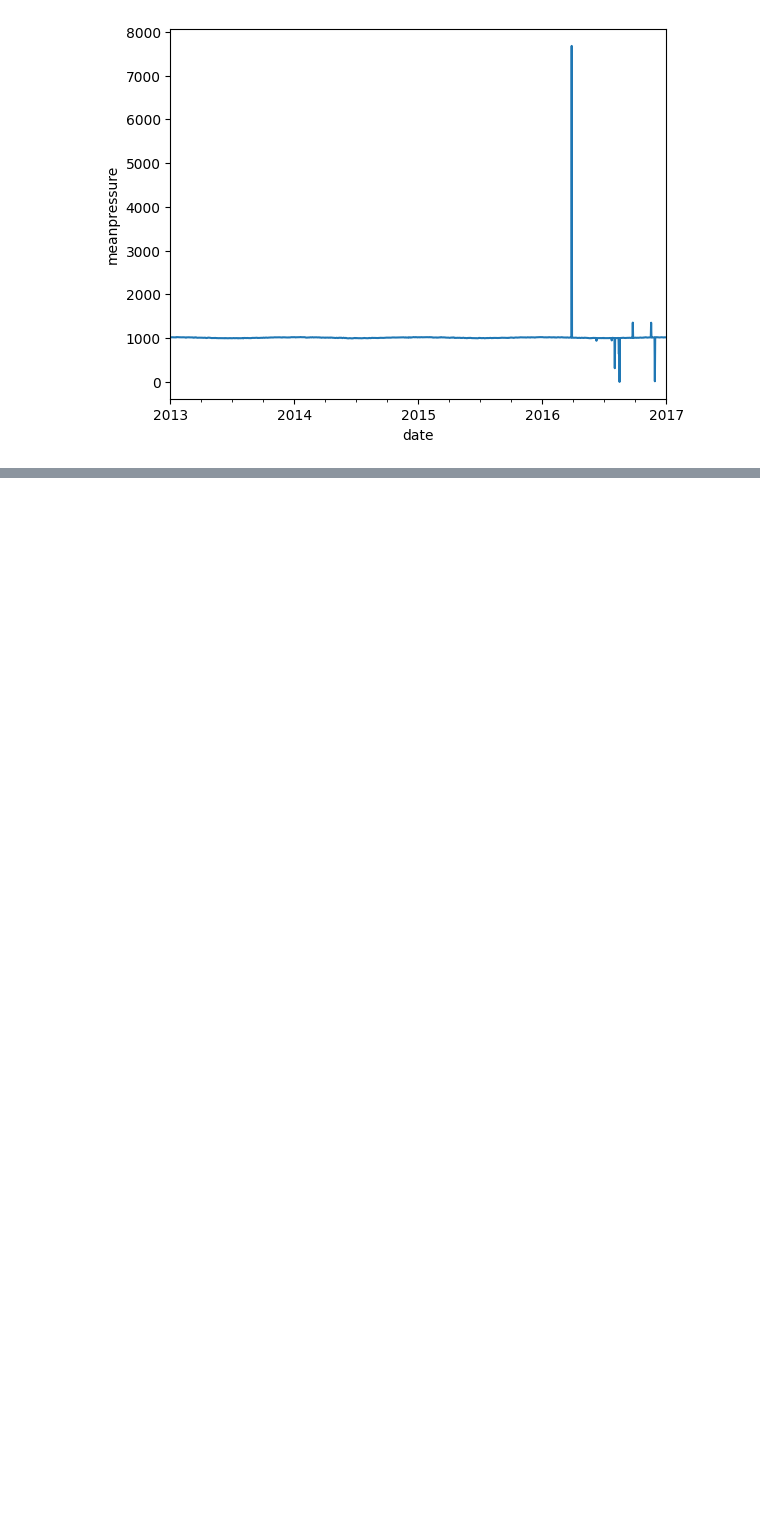
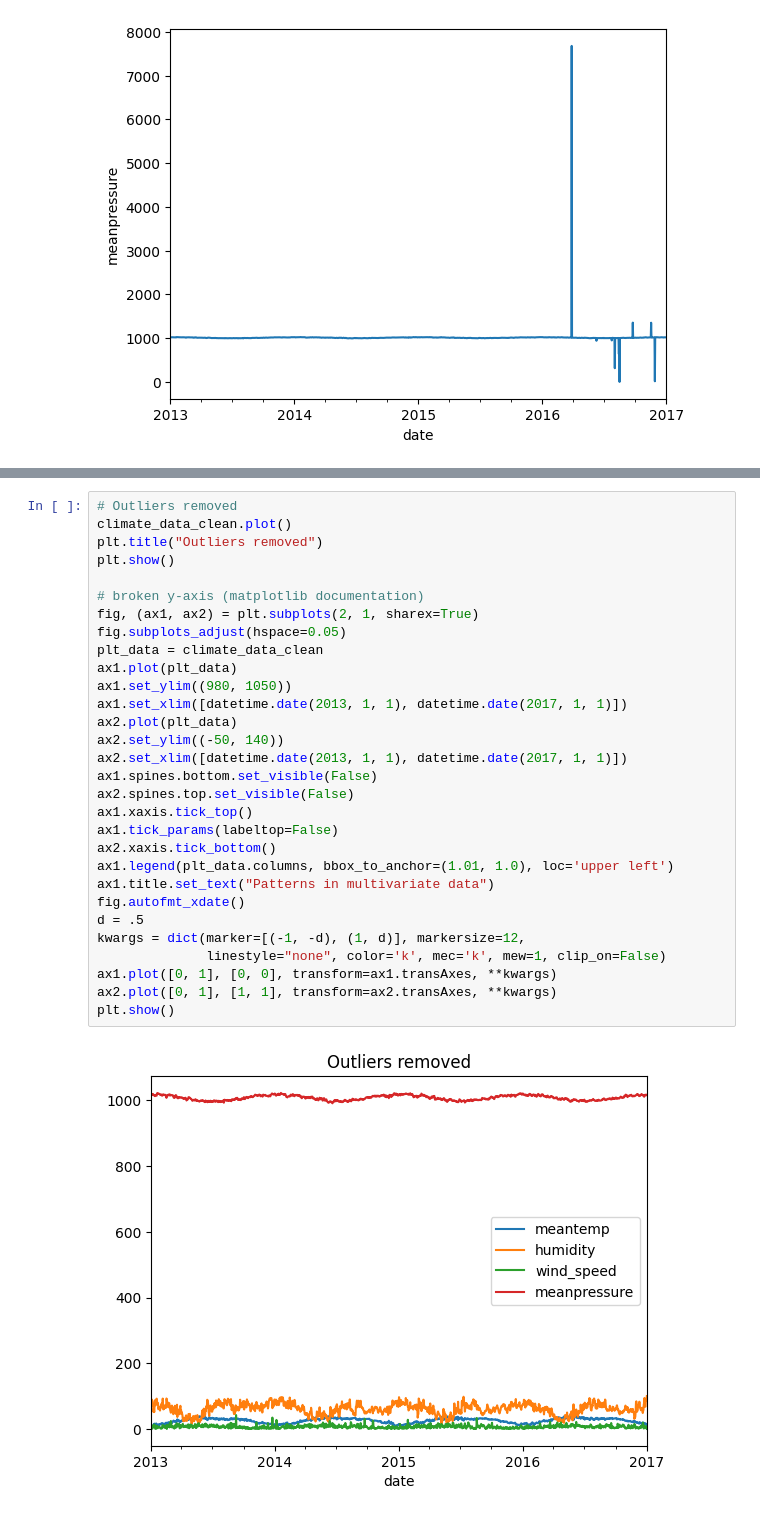
Before and after one commit to xvymaz12/ADAML2, a Jupyter notebook: ADAML2.ipynb, the cells around one changed output, grey strips where cells are left out. Drawn from its saved outputs; the diff is of its cells as text; blank space fills up the shorter version.

```diff
--- a/ADAML2.ipynb
+++ b/ADAML2.ipynb
@@ -161,0 +176,32 @@ plt.show()
+# %%
+# Outliers removed
+climate_data_clean.plot()
+plt.title("Outliers removed")
+plt.show()
+
+# broken y-axis (matplotlib documentation)
+fig, (ax1, ax2) = plt.subplots(2, 1, sharex=True)
+fig.subplots_adjust(hspace=0.05)
+plt_data = climate_data_clean
+ax1.plot(plt_data)
+ax1.set_ylim((980, 1050))
+ax1.set_xlim([datetime.date(2013, 1, 1), datetime.date(2017, 1, 1)])
+ax2.plot(plt_data)
+ax2.set_ylim((-50, 140))
+ax2.set_xlim([datetime.date(2013, 1, 1), datetime.date(2017, 1, 1)])
+ax1.spines.bottom.set_visible(False)
+ax2.spines.top.set_visible(False)
+ax1.xaxis.tick_top()
+ax1.tick_params(labeltop=False)
+ax2.xaxis.tick_bottom()
+ax1.legend(plt_data.columns, bbox_to_anchor=(1.01, 1.0), loc='upper left')
+ax1.title.set_text("Patterns in multivariate data")
+fig.autofmt_xdate()
+d = .5
+kwargs = dict(marker=[(-1, -d), (1, d)], markersize=12,
+              linestyle="none", color='k', mec='k', mew=1, clip_on=False)
+ax1.plot([0, 1], [0, 0], transform=ax1.transAxes, **kwargs)
+ax2.plot([0, 1], [1, 1], transform=ax2.transAxes, **kwargs)
+plt.show()
+# %% [output]
+[figure, added]
```
Also changed, not shown: parts of 13 cells of this notebook, 1 other file.
